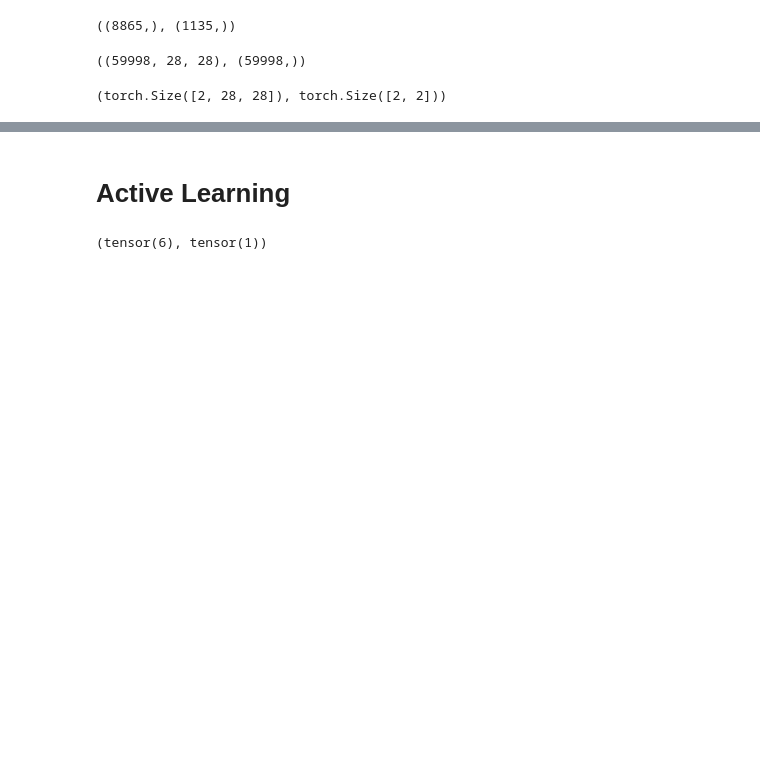
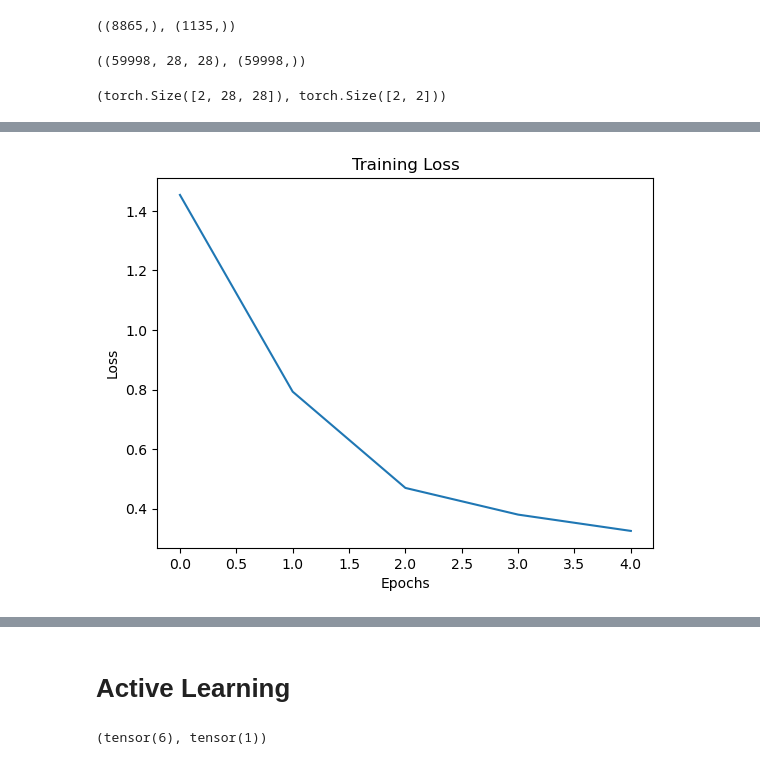
Before and after one commit to Khush24Shah/AL_MNIST, a Jupyter notebook: mixed_rank_AL_MNIST.ipynb, the cells around one changed output, grey strips where cells are left out. Drawn from its saved outputs; the diff is of its cells as text; code cells hidden in the pictures; blank space fills up the shorter version.

```diff
--- a/mixed_rank_AL_MNIST.ipynb
+++ b/mixed_rank_AL_MNIST.ipynb
@@ -217 +212,9 @@ fig.show()
+# %%
+plt.plot(losses)
+plt.xlabel("Epochs")
+plt.ylabel("Loss")
+plt.title("Training Loss")
+plt.show()
+# %% [output]
+[figure, added]
 # %%
```
Also changed, not shown: parts of 7 cells of this notebook.
